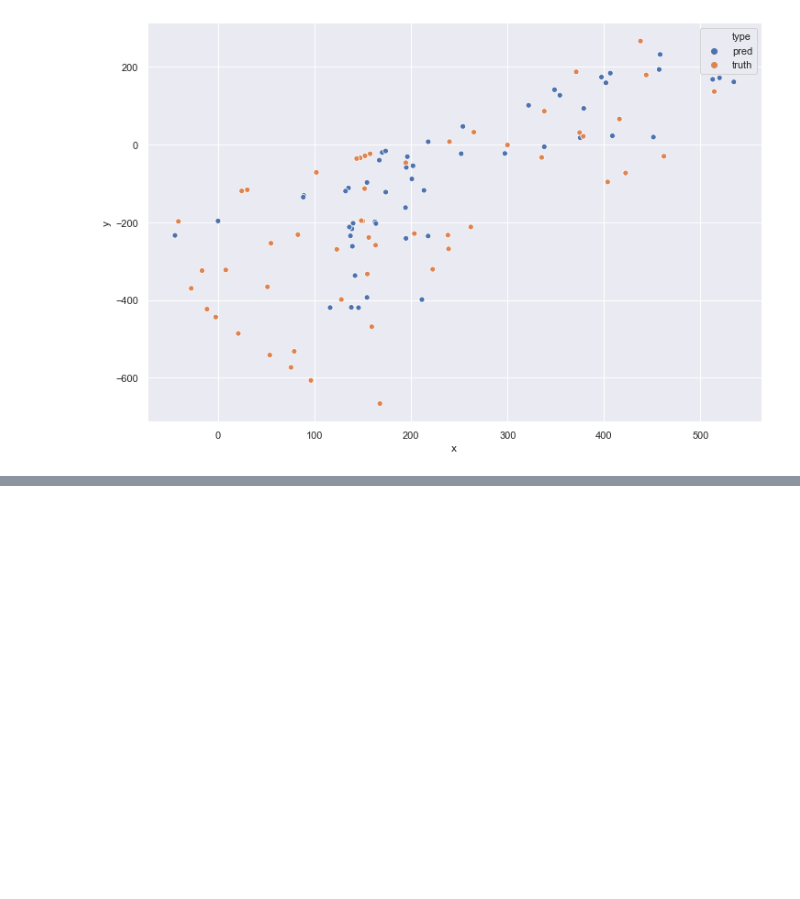
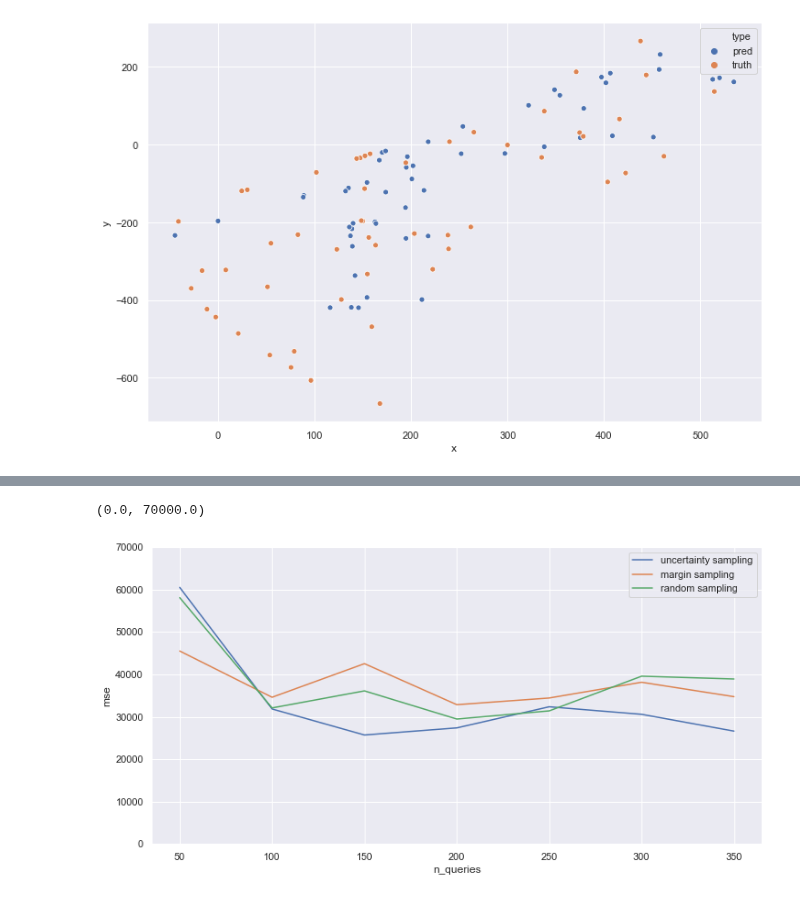
Before and after one commit to telenovelachuan/data_science, a Jupyter notebook: master_project/active_learning.ipynb, the cells around one changed output, grey strips where cells are left out. Drawn from its saved outputs; the diff is of its cells as text; code cells hidden in the pictures; blank space fills up the shorter version.

```diff
--- a/master_project/active_learning.ipynb
+++ b/master_project/active_learning.ipynb
@@ -202,0 +242,27 @@ current MSE: 51485.2424100502
+# %%
+mse_dict_uncertainty = {50.0: 60514.963598684764, 100.0: 31841.695731774857, 150.0: 25702.617941530374, 200.0: 27382.375669336656, 250.0: 32360.619515040435, 300.0: 30582.778518486946, 350.0: 26619.3303561839}
+mse_dict_margin = {50.0: 45514.544141457125, 100.0: 34604.536309049574, 150.0: 42527.6121977615, 200.0: 32851.52650554272, 250.0: 34431.60710481097, 300.0: 38141.955207563966, 350.0: 34743.025521364696}
+mse_dict_random = {50.0: 58098.87286812463, 100.0: 32087.348195466795, 150.0: 36107.68784990619, 200.0: 29465.876138841555, 250.0: 31393.296501432866, 300.0: 39571.97867319034, 350.0: 38912.98055425642}
+#df_uncertainty = pd.DataFrame.from_dict(mse_dict_uncertainty, orient="index", columns=["uncertainty"])
+#df_margin = pd.DataFrame.from_dict(mse_dict_margin, orient="index", columns=["uncertainty"])
+
+
+n_queries = list(mse_dict.keys())
+mses_uncertainty = list(mse_dict_uncertainty.values())
+mses_margin = list(mse_dict_margin.values())
+mses_random = list(mse_dict_random.values())
+
+sns.set()
+plt.figure(figsize=(12, 6))
+plt.plot(n_queries, mses_uncertainty, label="uncertainty sampling")
+plt.plot(n_queries, mses_margin, label="margin sampling")
+plt.plot(n_queries, mses_random, label="random sampling")
+
+
+plt.ylabel("mse")
+plt.xlabel("n_queries")
+plt.legend()
+plt.ylim((0, 70000))
+# %% [output]
+(0.0, 70000.0)
+[figure, added]
```
Also changed, not shown: parts of 5 cells of this notebook, 2 other files.
